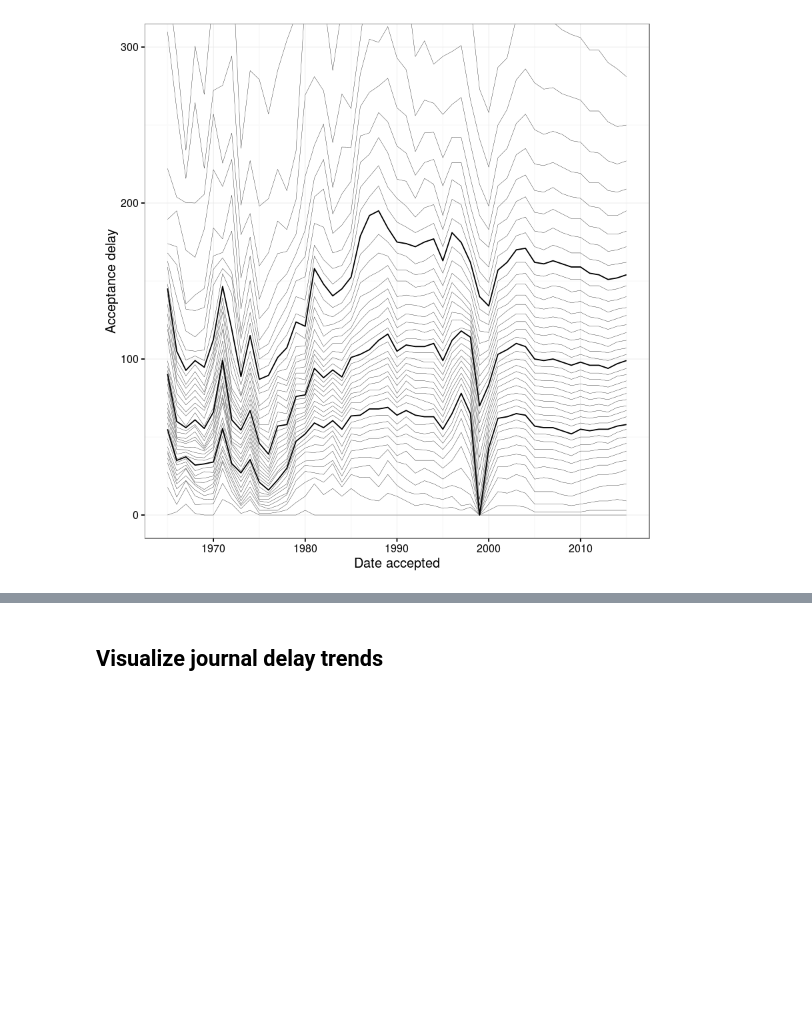
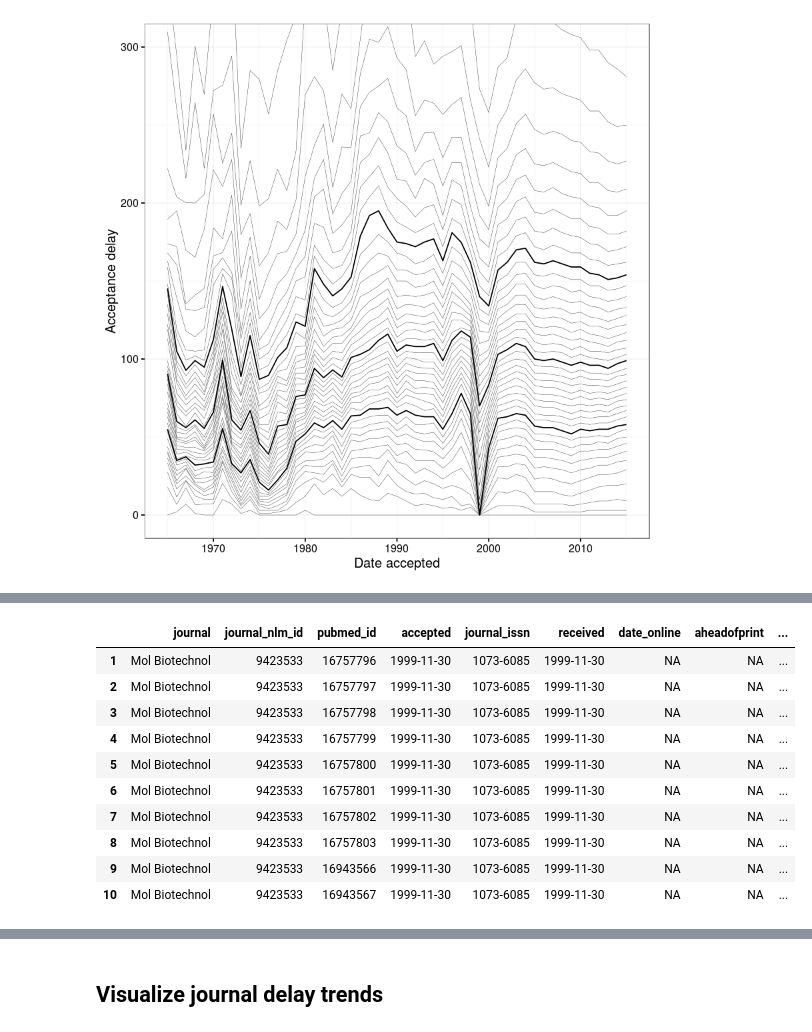
Before and after one commit to dhimmel/delays, a Jupyter notebook: plot.ipynb, the cells around one changed output, grey strips where cells are left out. Saved outputs shown, nothing was run; the diff lists cells and outputs as text; code cells hidden in the pictures; blank space fills up the shorter version.

```diff
--- a/plot.ipynb
+++ b/plot.ipynb
@@ -180,0 +201,18 @@ percentile_df %>%
+# %%
+# 10 articles from 1999 in Mol Biotechnol
+all_df %>%
+  dplyr::filter(journal_nlm_id == '9423533') %>%
+  dplyr::filter(lubridate::year(accepted) == 1999)  %>%
+  head(10)
+# %% [output]
+|  | journal | journal_nlm_id | pubmed_id | accepted | journal_issn | received | date_online | aheadofprint | ... |
+| 1 | Mol Biotechnol | 9423533 | 16757796 | 1999-11-30 | 1073-6085 | 1999-11-30 | NA | NA | ... |
+| 2 | Mol Biotechnol | 9423533 | 16757797 | 1999-11-30 | 1073-6085 | 1999-11-30 | NA | NA | ... |
+| 3 | Mol Biotechnol | 9423533 | 16757798 | 1999-11-30 | 1073-6085 | 1999-11-30 | NA | NA | ... |
+| 4 | Mol Biotechnol | 9423533 | 16757799 | 1999-11-30 | 1073-6085 | 1999-11-30 | NA | NA | ... |
+| 5 | Mol Biotechnol | 9423533 | 16757800 | 1999-11-30 | 1073-6085 | 1999-11-30 | NA | NA | ... |
+| 6 | Mol Biotechnol | 9423533 | 16757801 | 1999-11-30 | 1073-6085 | 1999-11-30 | NA | NA | ... |
+| 7 | Mol Biotechnol | 9423533 | 16757802 | 1999-11-30 | 1073-6085 | 1999-11-30 | NA | NA | ... |
+| 8 | Mol Biotechnol | 9423533 | 16757803 | 1999-11-30 | 1073-6085 | 1999-11-30 | NA | NA | ... |
+| 9 | Mol Biotechnol | 9423533 | 16943566 | 1999-11-30 | 1073-6085 | 1999-11-30 | NA | NA | ... |
+| 10 | Mol Biotechnol | 9423533 | 16943567 | 1999-11-30 | 1073-6085 | 1999-11-30 | NA | NA | ... |
```
Also changed, not shown: parts of 7 cells of this notebook.
